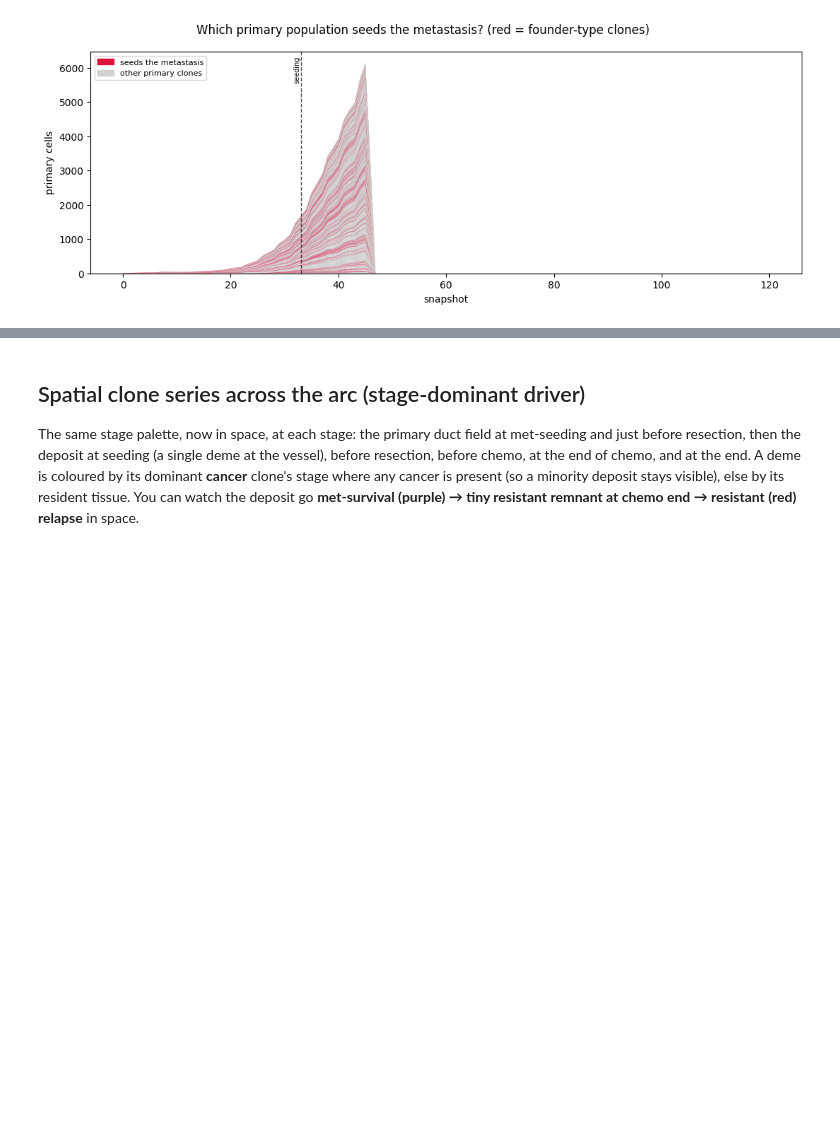
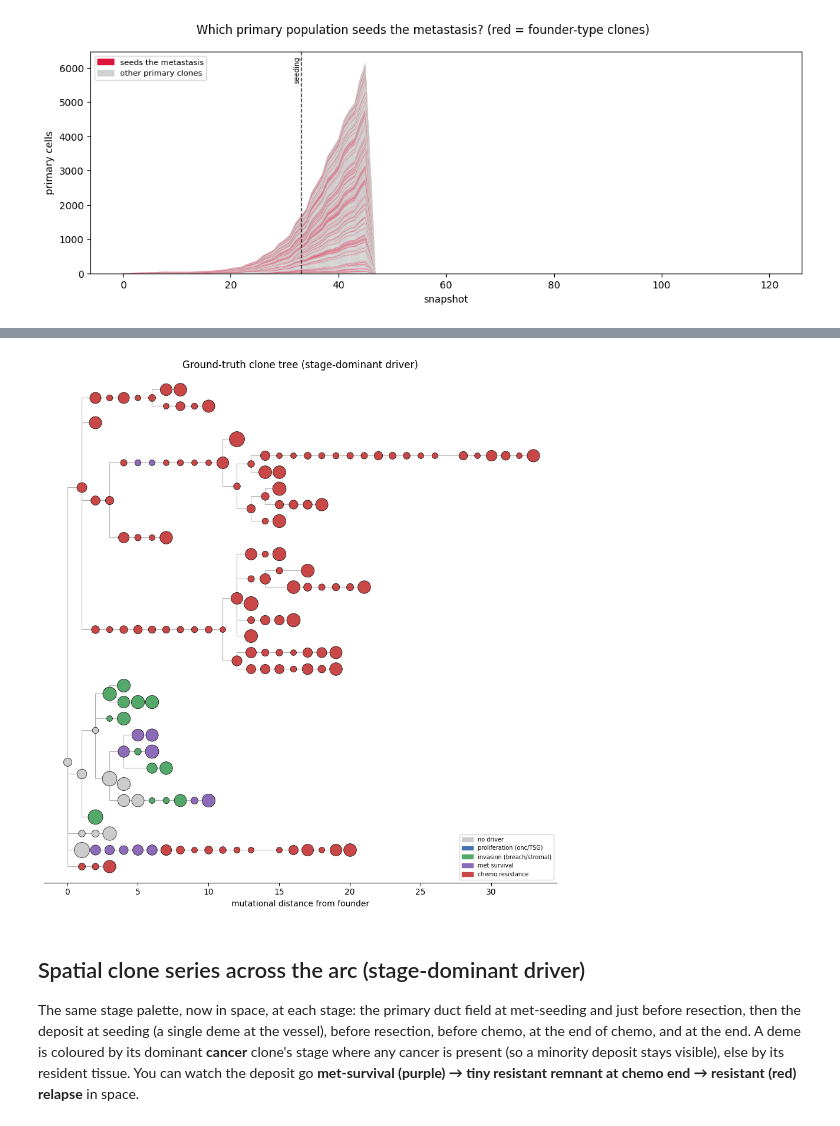
Before and after one commit to pedrofale/iscc, a Jupyter notebook: notebooks/metastasis.ipynb, the cells around one changed output, grey strips where cells are left out. Saved outputs shown, nothing was run; the diff lists cells and outputs as text; code cells hidden in the pictures; blank space fills up the shorter version.

```diff
--- a/notebooks/metastasis.ipynb
+++ b/notebooks/metastasis.ipynb
@@ -68,3 +76,9 @@ plt.tight_layout(); plt.show()
+# %%
+t.plot_clone_tree(by_stage=True, min_freq=0.03,
+                  title='Ground-truth clone tree (stage-dominant driver)')
+plt.tight_layout(); plt.show()
+# %% [output]
+[figure, added]
 # %% [markdown]
 ## Spatial clone series across the arc (stage-dominant driver)
 The same stage palette, now in space, at each stage: the primary duct field at met-seeding and just
```
Also changed, not shown: parts of 1 cell of this notebook, 3 other files.
